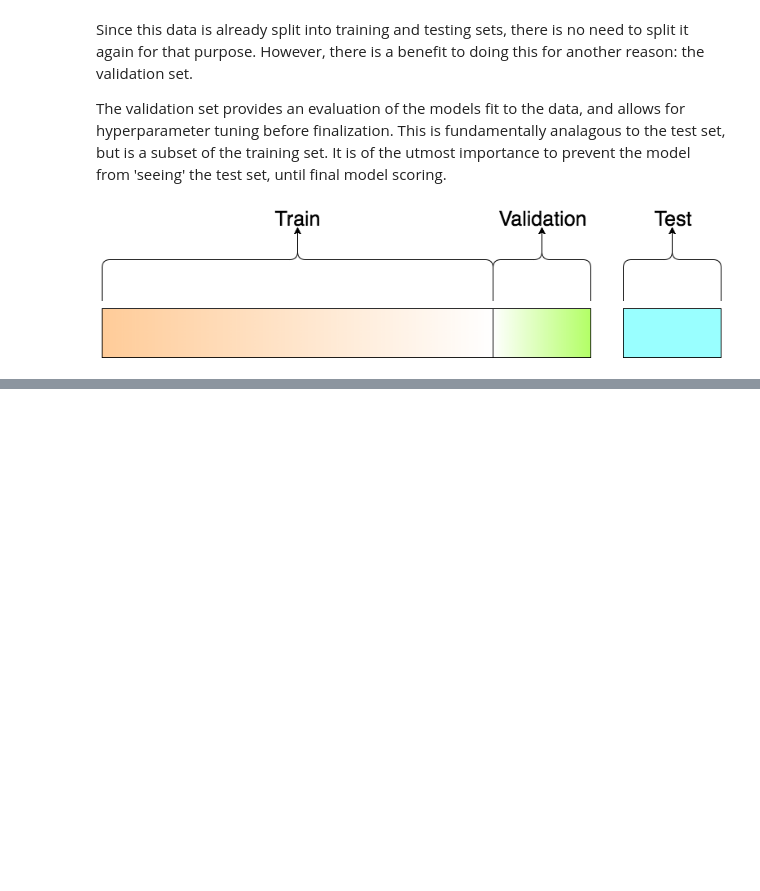
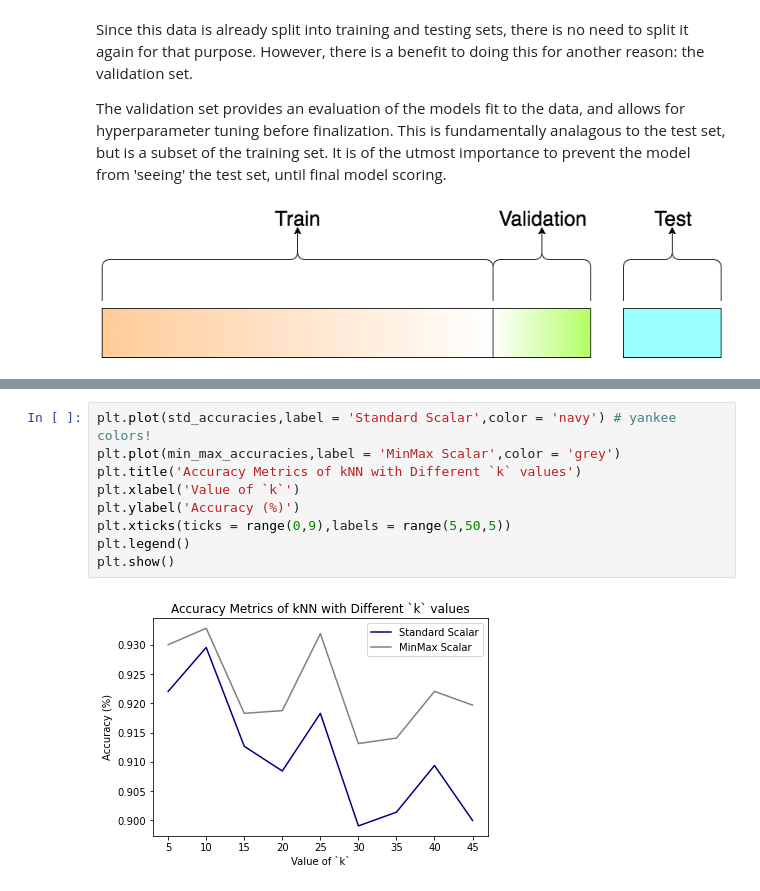
Before and after one commit to reetyf/yankees, a Jupyter notebook: Hailey_Weinschenk_QA_Associate_Questionnaire.ipynb, the cells around one changed output, grey strips where cells are left out. Drawn from its saved outputs; the diff is of its cells as text; blank space fills up the shorter version.

```diff
--- a/Hailey_Weinschenk_QA_Associate_Questionnaire.ipynb
+++ b/Hailey_Weinschenk_QA_Associate_Questionnaire.ipynb
@@ -438,0 +466,11 @@ The highest performing "number of neighbors" for kNN pitch prediction when scale
+# %%
+plt.plot(std_accuracies,label = 'Standard Scalar',color = 'navy') # yankee colors!
+plt.plot(min_max_accuracies,label = 'MinMax Scalar',color = 'grey')
+plt.title('Accuracy Metrics of kNN with Different `k` values')
+plt.xlabel('Value of `k`')
+plt.ylabel('Accuracy (%)')
+plt.xticks(ticks = range(0,9),labels = range(5,50,5))
+plt.legend()
+plt.show()
+# %% [output]
+[figure, added]
```
Also changed, not shown: parts of 56 cells of this notebook.
